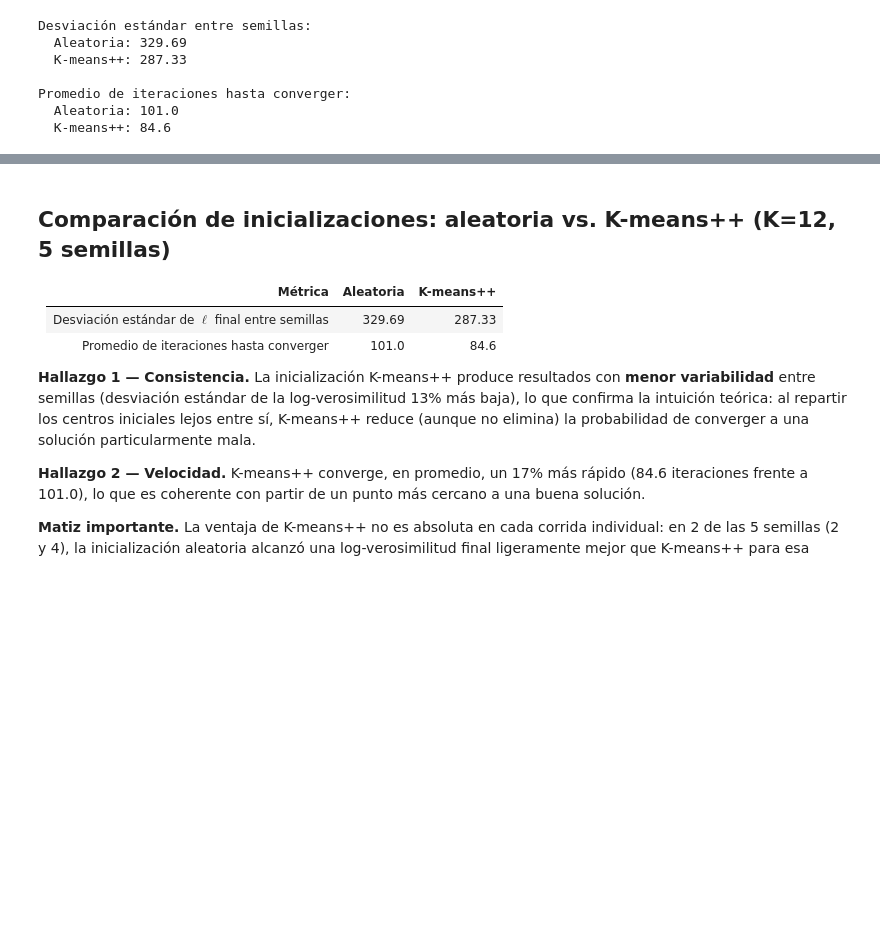
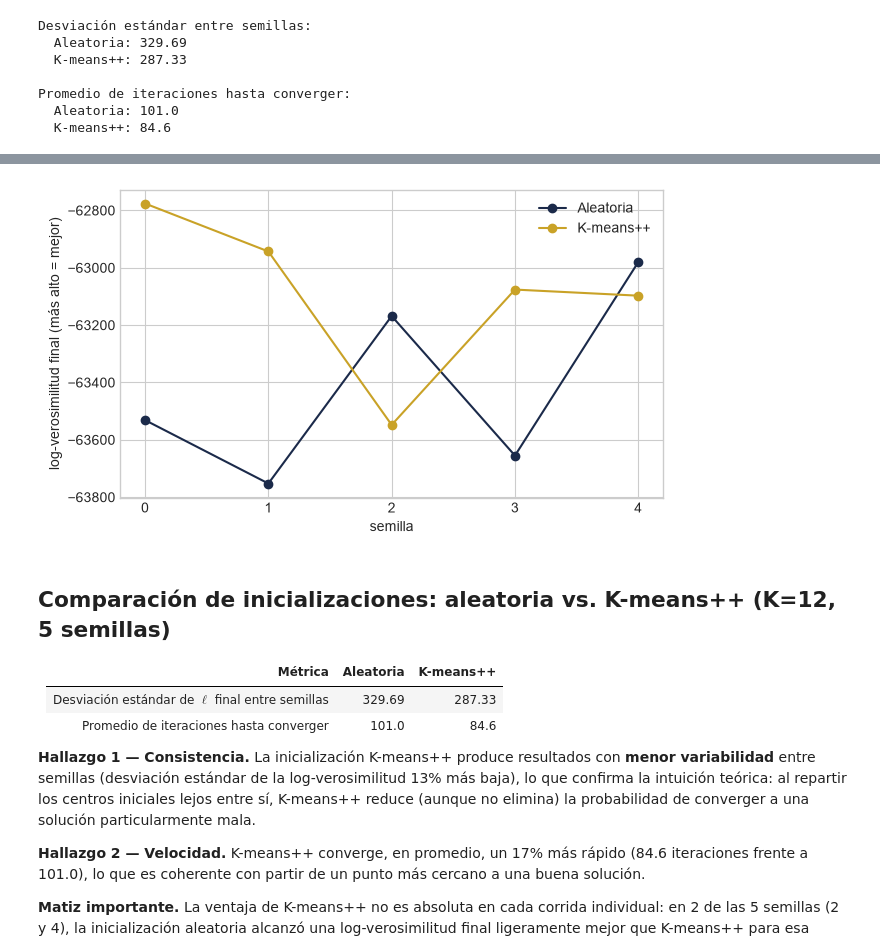
Before and after one commit to diegodich/Nyc-Taxi-Trip-Duration, a Jupyter notebook: notebooks/03_gmm_em.ipynb, the cells around one changed output, grey strips where cells are left out. Saved outputs shown, nothing was run; the diff lists cells and outputs as text; code cells hidden in the pictures; blank space fills up the shorter version.

```diff
--- a/notebooks/03_gmm_em.ipynb
+++ b/notebooks/03_gmm_em.ipynb
@@ -890,3 +911,16 @@ Promedio de iteraciones hasta converger:
+# %%
+fig, ax = plt.subplots(figsize=(7, 4))
+ax.plot(comparison_table["seed"], comparison_table["ll_aleatoria"],
+        "o-", color="#1B2A4A", label="Aleatoria")
+ax.plot(comparison_table["seed"], comparison_table["ll_kmeans++"],
+        "o-", color="#C9A227", label="K-means++")
+ax.set_xlabel("semilla")
+ax.set_ylabel("log-verosimilitud final (más alto = mejor)")
+ax.set_xticks(comparison_table["seed"])
+ax.legend()
+plt.show()
+# %% [output]
+[figure, added]
 # %% [markdown]
 ## Comparación de inicializaciones: aleatoria vs. K-means++ (K=12, 5 semillas)
 
```
Also changed, not shown: parts of 3 cells of this notebook.
